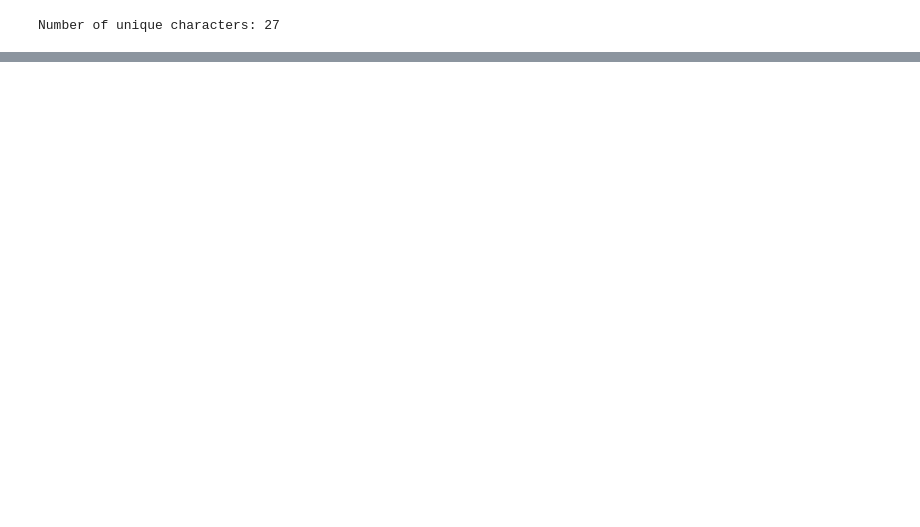
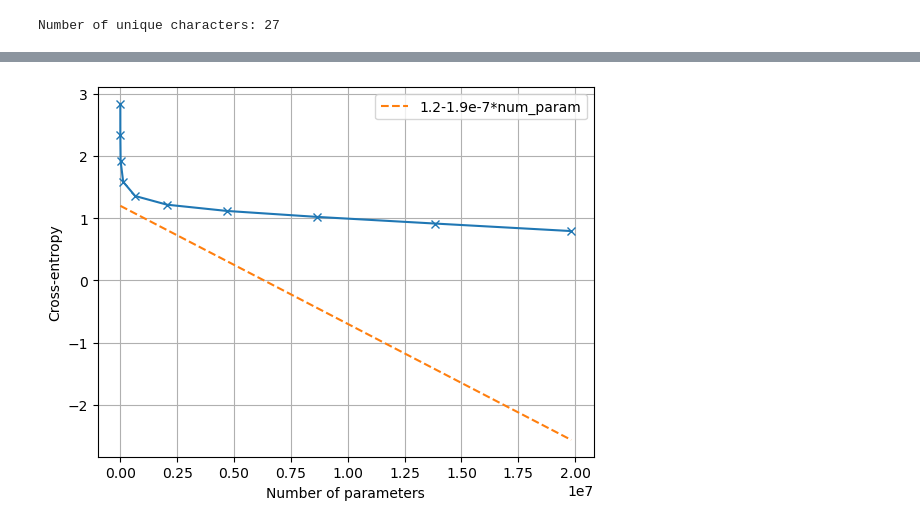
Before and after one commit to timinar/transformer-capacity, a Jupyter notebook: n-grams.ipynb, the cells around one changed output, grey strips where cells are left out. Cells and saved outputs as stored; diff of their text form; code cells hidden in the pictures; blank space fills up the shorter version.

Commit message:
add entropy(T)

```diff
--- a/n-grams.ipynb
+++ b/n-grams.ipynb
@@ -268,7 +294,7 @@ def sample_from_ngrams(n, ngram_probabilities, seed, length=100):
     return generated_text
 # %%
 # Example usage
-n = 10  # bigrams
+n = 3  # bigrams
 seed = "to be or not to be"  # Must be at least (n-1) characters
 length = 200  # Length of generated text
 ngram_probabilities = normalize_ngram_counts(computed_n_grams[n])
@@ -279,0 +332,9 @@ to be or not to be endured sirrah go you to juliet how now whats the first thing
+# %%
+cross_entropies = []
+text_sample = text[:100000]# You can adjust the length of the text sample as needed
+
+for n in range(1, 11):
+    conditional_probabilities = normalize_ngram_counts(computed_n_grams[n])
+    cross_entropy = compute_cross_entropy(text_sample, n=n, ngram_probabilities=conditional_probabilities)
+    cross_entropies.append(cross_entropy)
+    print(f"{n :2}-gram Cross-entropy: {cross_entropy:.3f}")
@@ -279,0 +352,13 @@ to be or not to be endured sirrah go you to juliet how now whats the first thing
+# %%
+num_param = np.array(actual_n_grams)
+cross_entropies = np.array(cross_entropies)
+# %%
+plt.plot(num_param, cross_entropies, marker='x')
+plt.plot(num_param, 1.2-1.9e-7*num_param,'--', label = '1.2-1.9e-7*num_param')
+plt.xlabel('Number of parameters')
+plt.ylabel('Cross-entropy')
+plt.legend()
+plt.grid(True)
+plt.show()
+# %% [output]
+[figure, added]
```
Also changed, not shown: parts of 20 cells of this notebook, 2 other files.
